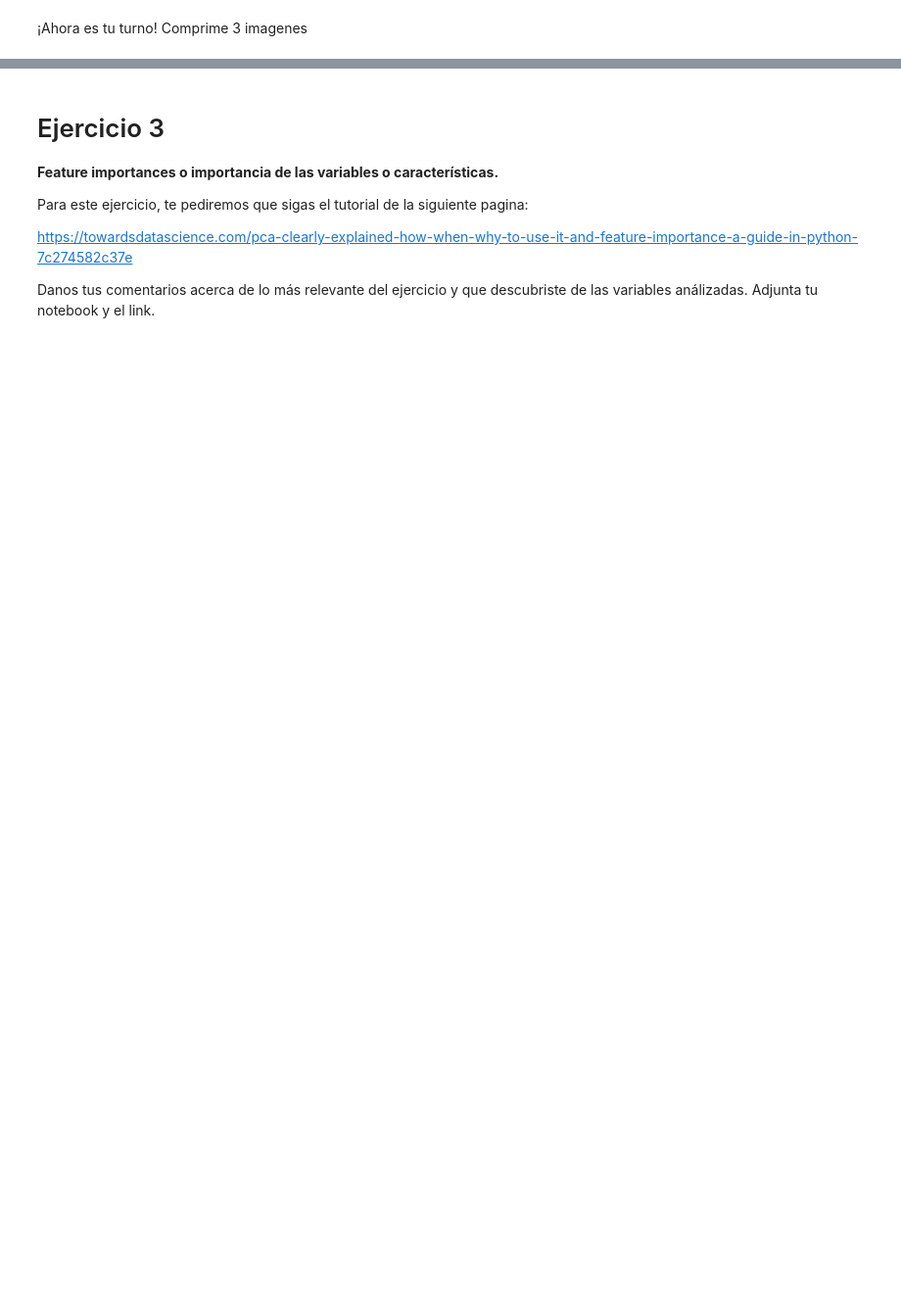
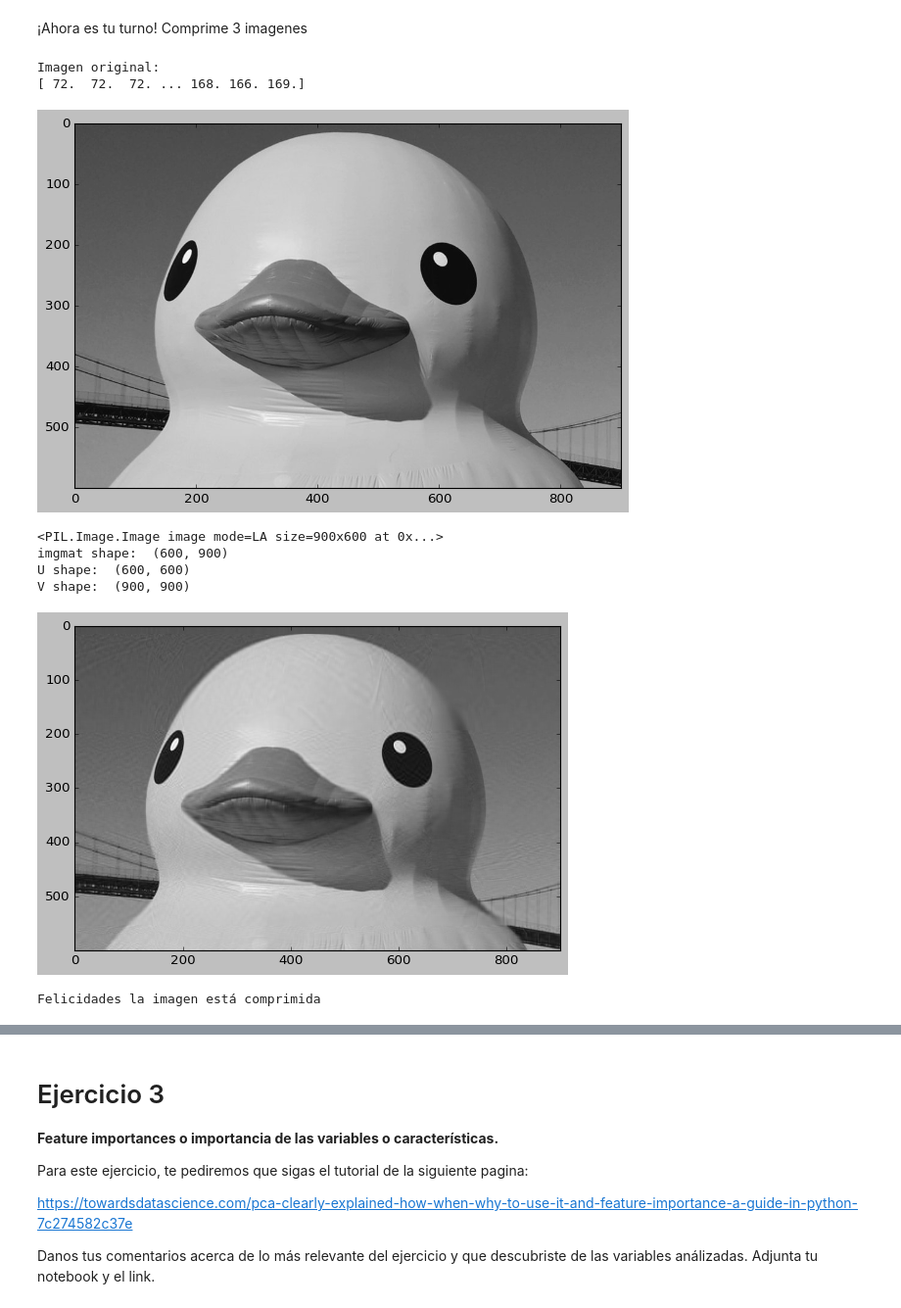
Before and after one commit to PosgradoMNA/actividades-de-aprendizaje-gerardoaaron_castanedajaramillo, a Jupyter notebook: Actividad Semanal -- 5 Repaso Transformación y reducción de dimensiones.ipynb, the cells around one changed output, grey strips where cells are left out. Shown at 98% size. Drawn from its saved outputs; the diff is of its cells as text; code cells hidden in the pictures; blank space fills up the shorter version.

```diff
--- a/Actividad Semanal -- 5 Repaso Transformación y reducción de dimensiones.ipynb
+++ b/Actividad Semanal -- 5 Repaso Transformación y reducción de dimensiones.ipynb
@@ -200,0 +263,42 @@ Comprime 3 imagenes
+# %%
+def comp_img(path, nvalue):
+  plt.style.use('classic')
+  img = Image.open(urllib.request.urlopen(path)).convert('LA')
+  imggray = img.convert('LA')
+  imgmat = np.array(list(imggray.getdata(band=0)),float)
+  print('Imagen original:')
+  print(imgmat)
+
+  imgmat.shape = (imggray.size[1],imggray.size[0])
+
+  plt.figure(figsize=(9,6))
+  plt.imshow(imgmat,cmap='gray')
+  plt.show()
+  print(img)
+
+  #comprimimos
+  U,D,V = np.linalg.svd(imgmat)
+  print('imgmat shape: ', imgmat.shape)
+  print('U shape: ', U.shape)
+  print('V shape: ', V.shape)
+
+  reconstimg = np.matrix(U[:,:nvalue])*np.diag(D[:nvalue])*np.matrix(V[:nvalue,:])
+
+  plt.imshow(reconstimg,cmap='gray')
+  plt.show()
+  print("Felicidades la imagen está comprimida")
+# %%
+#imagen 1
+path1 = 'https://www.bostonmagazine.com/wp-content/uploads/sites/2/2021/08/rubber-duck-stock-t.jpg'
+
+comp_img(path1, 75)
+# %% [output]
+Imagen original:
+[ 72.  72.  72. ... 168. 166. 169.]
+[figure, added]
+<PIL.Image.Image image mode=LA size=900x600 at 0x...>
+imgmat shape:  (600, 900)
+U shape:  (600, 600)
+V shape:  (900, 900)
+[figure, added]
+Felicidades la imagen está comprimida
```
Also changed, not shown: parts of 14 cells of this notebook.
